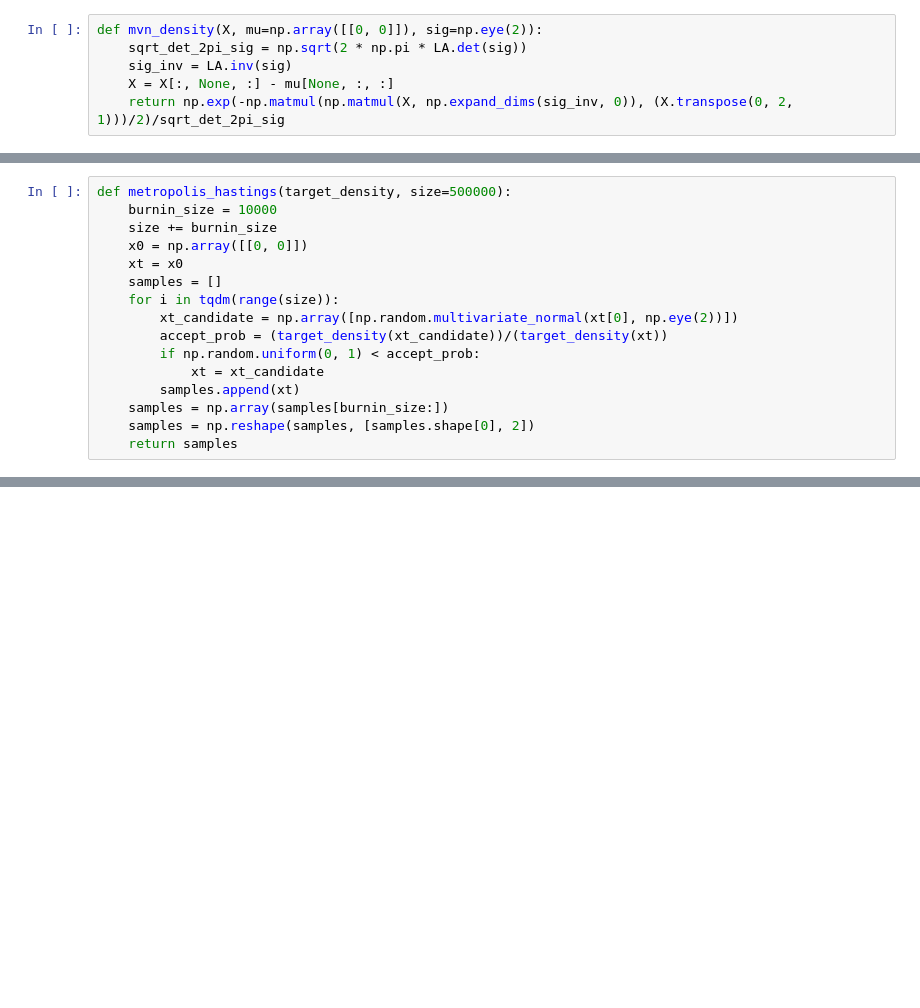
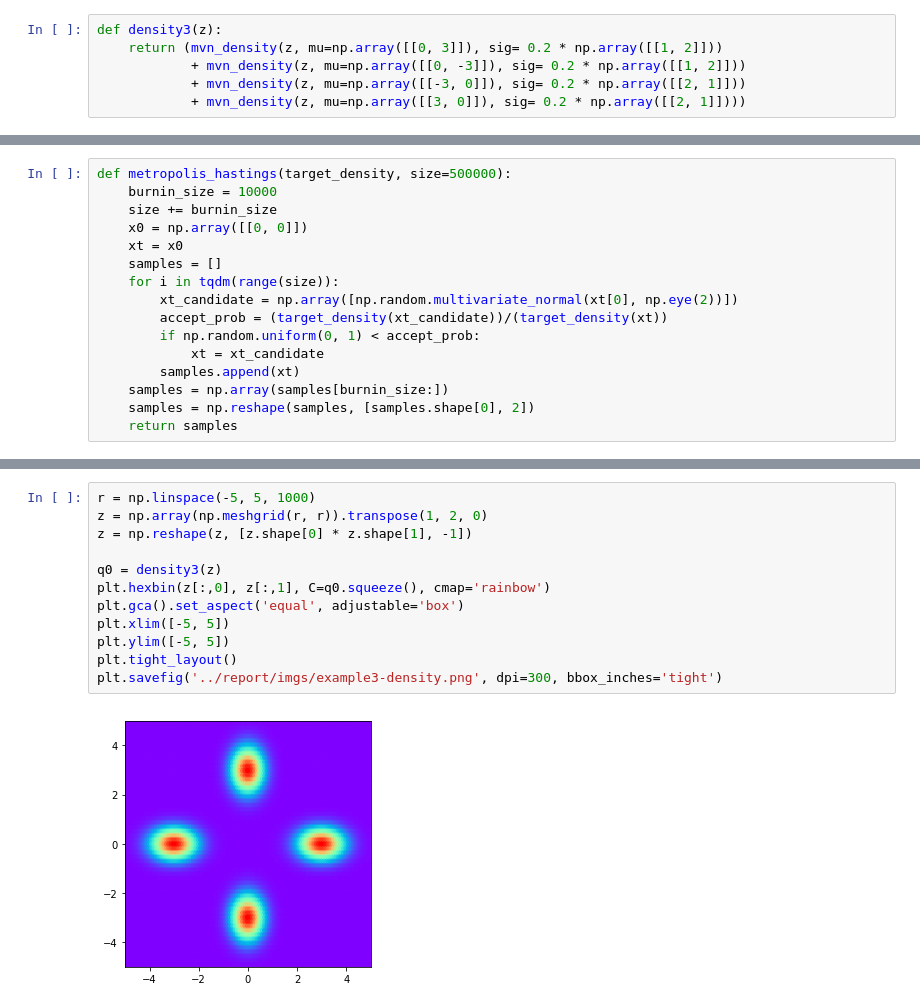
Before and after one commit to abdulfatir/normalizing-flows, a Jupyter notebook: notebooks/Metropolis-Hastings.ipynb, the cells around one changed output, grey strips where cells are left out. Cells and saved outputs as stored; diff of their text form; blank space fills up the shorter version.

```diff
--- a/notebooks/Metropolis-Hastings.ipynb
+++ b/notebooks/Metropolis-Hastings.ipynb
@@ -21,9 +21,9 @@ def density2(z):
     u = 0.5 * ((z2 - w1(z1))/0.4) ** 2
     u[np.where(np.abs(z1) > 4)[0]] = 1e8
     return np.exp(-u)
-# %%
-def mvn_density(X, mu=np.array([[0, 0]]), sig=np.eye(2)):
-    sqrt_det_2pi_sig = np.sqrt(2 * np.pi * LA.det(sig))
-    sig_inv = LA.inv(sig)
-    X = X[:, None, :] - mu[None, :, :]
-    return np.exp(-np.matmul(np.matmul(X, np.expand_dims(sig_inv, 0)), (X.transpose(0, 2, 1)))/2)/sqrt_det_2pi_sig
+# %%
+def density3(z):
+    return (mvn_density(z, mu=np.array([[0, 3]]), sig= 0.2 * np.array([[1, 2]]))
+            + mvn_density(z, mu=np.array([[0, -3]]), sig= 0.2 * np.array([[1, 2]]))
+            + mvn_density(z, mu=np.array([[-3, 0]]), sig= 0.2 * np.array([[2, 1]]))
+            + mvn_density(z, mu=np.array([[3, 0]]), sig= 0.2 * np.array([[2, 1]])))
@@ -109,0 +121,14 @@ plt.savefig('../report/imgs/example2-samples.png', dpi=300)
+# %%
+r = np.linspace(-5, 5, 1000)
+z = np.array(np.meshgrid(r, r)).transpose(1, 2, 0)
+z = np.reshape(z, [z.shape[0] * z.shape[1], -1])
+
+q0 = density3(z)
+plt.hexbin(z[:,0], z[:,1], C=q0.squeeze(), cmap='rainbow')
+plt.gca().set_aspect('equal', adjustable='box')
+plt.xlim([-5, 5])
+plt.ylim([-5, 5])
+plt.tight_layout()
+plt.savefig('../report/imgs/example3-density.png', dpi=300, bbox_inches='tight')
+# %% [output]
+[figure, added]
```
Also changed, not shown: parts of 9 cells of this notebook, 1 other file.
